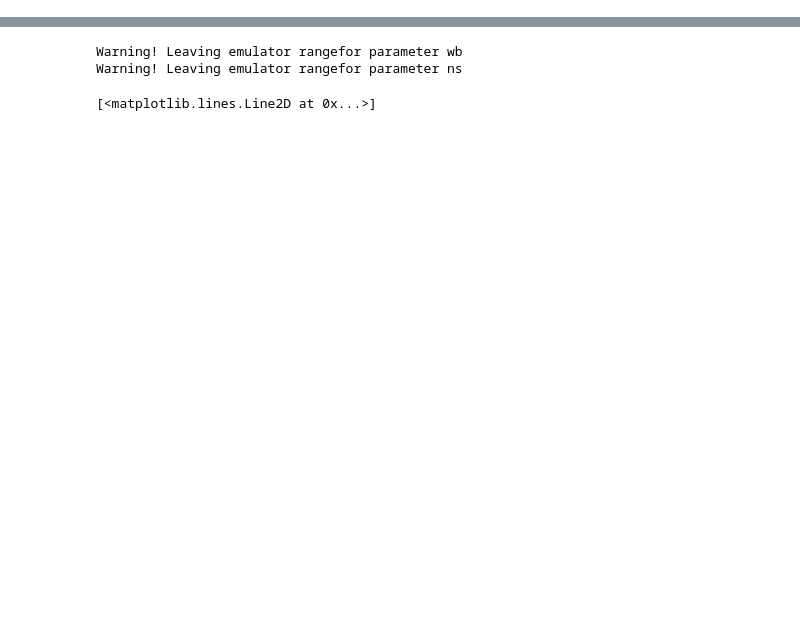
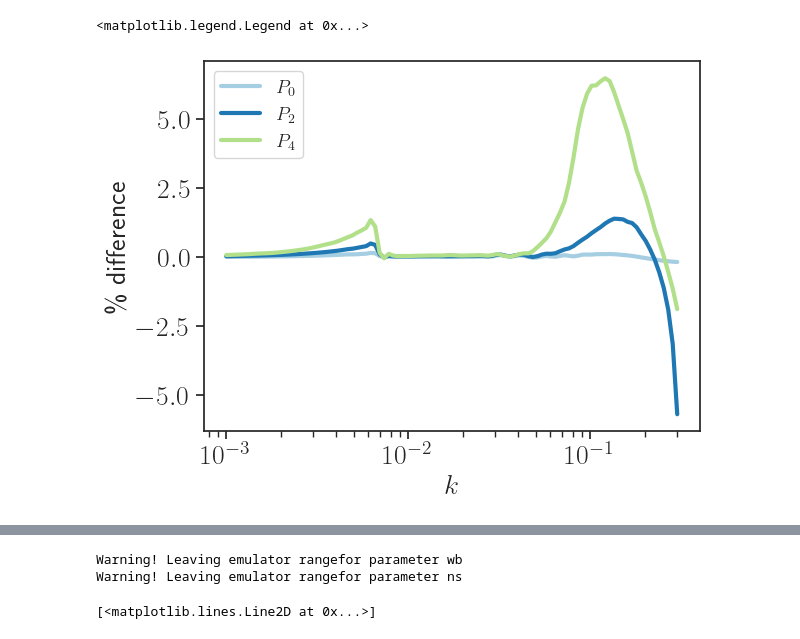
Before and after one commit to cloe-org/cloelib, a Jupyter notebook: notebooks/observables/spectro_protocols.ipynb, the cells around one changed output, grey strips where cells are left out. Saved outputs shown, nothing was run; the diff lists cells and outputs as text; code cells hidden in the pictures; blank space fills up the shorter version.

```diff
--- a/notebooks/observables/spectro_protocols.ipynb
+++ b/notebooks/observables/spectro_protocols.ipynb
@@ -74 +105,11 @@ mps_noAP = mps_spectro.power_multipoles(k=k, ells=[0,2,4], use_AP=False)
+# %%
+plt.semilogx(k, 100*(mps['ell0']/mps_pbj['ell0']-1), label=r'$P_0$')
+plt.semilogx(k, 100*(mps['ell2']/mps_pbj['ell2']-1), label=r'$P_2$')
+plt.semilogx(k, 100*(mps['ell4']/mps_pbj['ell4']-1), label=r'$P_4$')
+plt.ylabel(r'\% difference')
+plt.xlabel(r'$k$')
+plt.legend()
+# %% [output]
+<matplotlib.legend.Legend at 0x...>
+[figure, added]
 # %%
```
Also changed, not shown: parts of 13 cells of this notebook.
